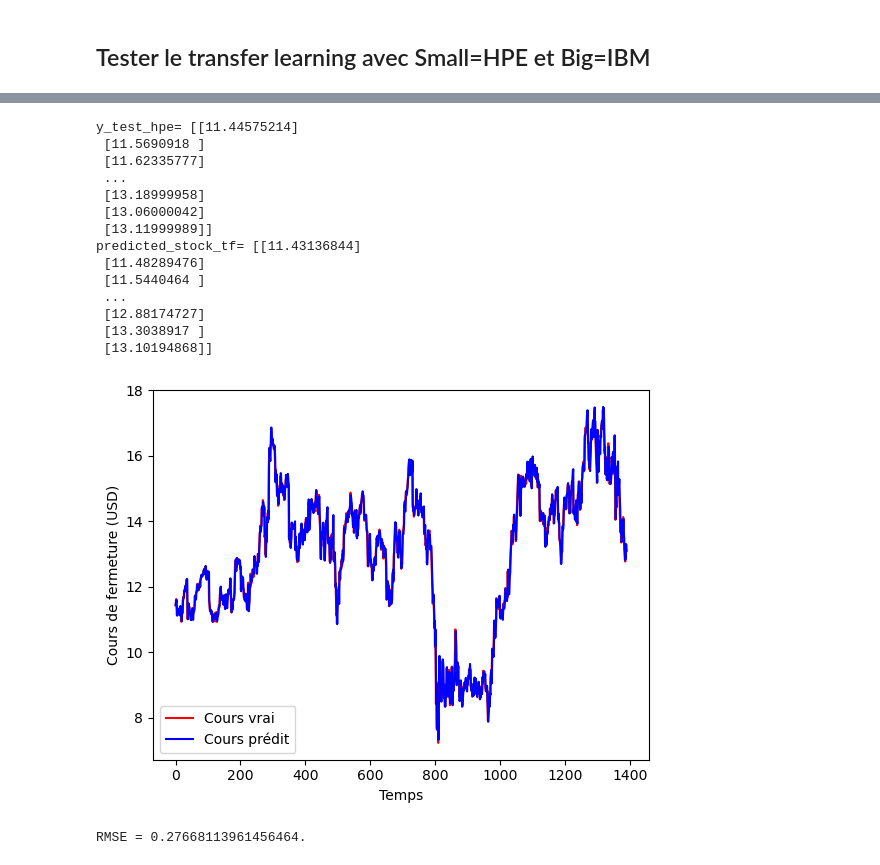
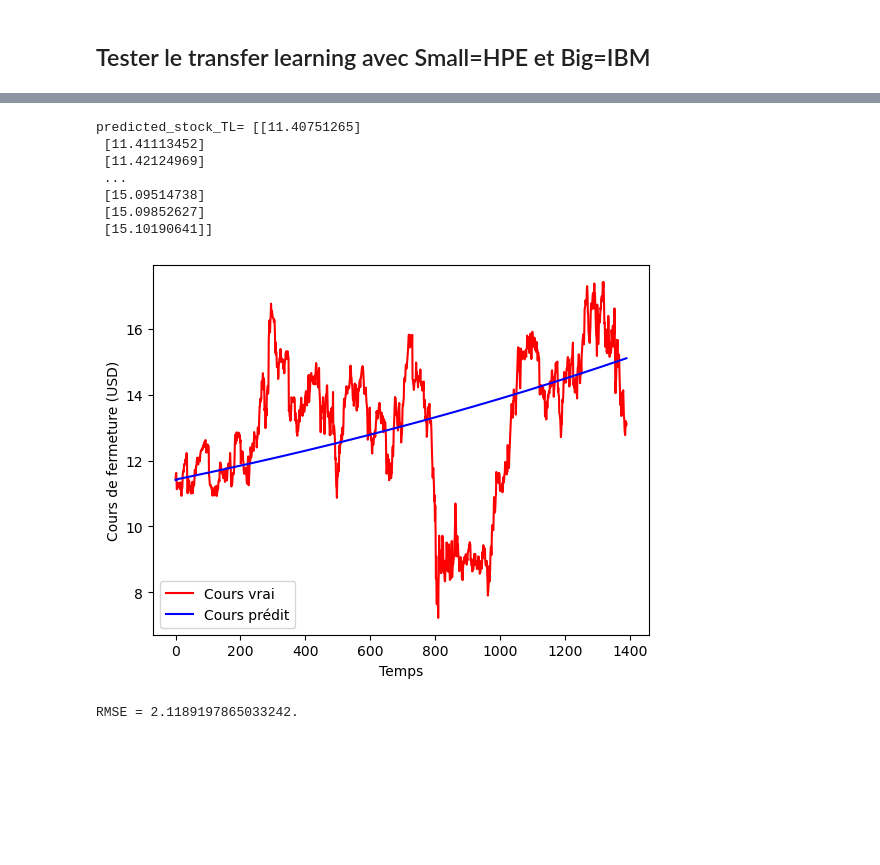
Before and after one commit to theoblc/transfer-learning-sp500, a Jupyter notebook: data_enriched_l2_reg.ipynb, the cells around one changed output, grey strips where cells are left out. Saved outputs shown, nothing was run; the diff lists cells and outputs as text; code cells hidden in the pictures; blank space fills up the shorter version.

```diff
--- a/data_enriched_l2_reg.ipynb
+++ b/data_enriched_l2_reg.ipynb
@@ -448,0 +250,4 @@ n= 244 N= 9032
+# %%
+test_hpe = test_data_hpe["Close"]
+y_test_hpe = test_hpe.values.reshape(-1, 1)
+print("y_test_hpe=", y_test_hpe)
@@ -448,0 +264,12 @@ n= 244 N= 9032
+# %%
+def f_predict(model, x):
+    return model.predict(x)
+
+model = LinearRegression()
+model.fit(X_train_hpe, y_train_hpe)
+
+predicted_stock_price_s = prep.predict_model_one_by_one(model, f_predict, train_data_hpe, test_data_hpe.shape[0], sc, d)
+print("predicted_stock_s=", predicted_stock_price_s)
+
+plot_predictions(y_test_hpe, predicted_stock_price_s)
+return_rmse(y_test_hpe, predicted_stock_price_s)
@@ -512,27 +335,25 @@ RMSE = 0.2885673854075084.
-# %%
-predicted_stock_tf = np.dot(X_test_hpe, beta_hat)
-predicted_stock_tf = predicted_stock_tf.reshape(-1, 1)
-predicted_stock_tf = sc.inverse_transform(predicted_stock_tf)
-
-print("y_test_hpe=", y_test_hpe)
-print("predicted_stock_tf=", predicted_stock_tf)
-
-plot_predictions(y_test_hpe, predicted_stock_tf)
-return_rmse(y_test_hpe, predicted_stock_tf)
-# %% [output]
-y_test_hpe= [[11.44575214]
- [11.5690918 ]
- [11.62335777]
- ...
- [13.18999958]
- [13.06000042]
- [13.11999989]]
-predicted_stock_tf= [[11.43136844]
- [11.48289476]
- [11.5440464 ]
- ...
- [12.88174727]
- [13.3038917 ]
- [13.10194868]]
-[figure, removed]
-RMSE = 0.27668113961456464.
+# %%
+X_s = X_train_hpe
+Y_s = y_train_hpe
+
+X_b = X_train_ibm
+Y_b = y_train_ibm
+
+model_TL = LinearRegressionTL(d=10, method="plug")
+model_TL.fit(X_s, Y_s, X_b, Y_b)
+
+predicted_stock_price_TL = prep.predict_model_one_by_one(model_TL, f_predict, train_data_hpe, test_data_hpe.shape[0], sc, d)
+print("predicted_stock_TL=", predicted_stock_price_TL)
+
+plot_predictions(y_test_hpe, predicted_stock_price_TL)
+return_rmse(y_test_hpe, predicted_stock_price_TL)
+# %% [output]
+predicted_stock_TL= [[11.40751265]
+ [11.41113452]
+ [11.42124969]
+ ...
+ [15.09514738]
+ [15.09852627]
+ [15.10190641]]
+[figure, added]
+RMSE = 2.1189197865033242.
```
Also changed, not shown: parts of 24 cells of this notebook, 3 other files.
